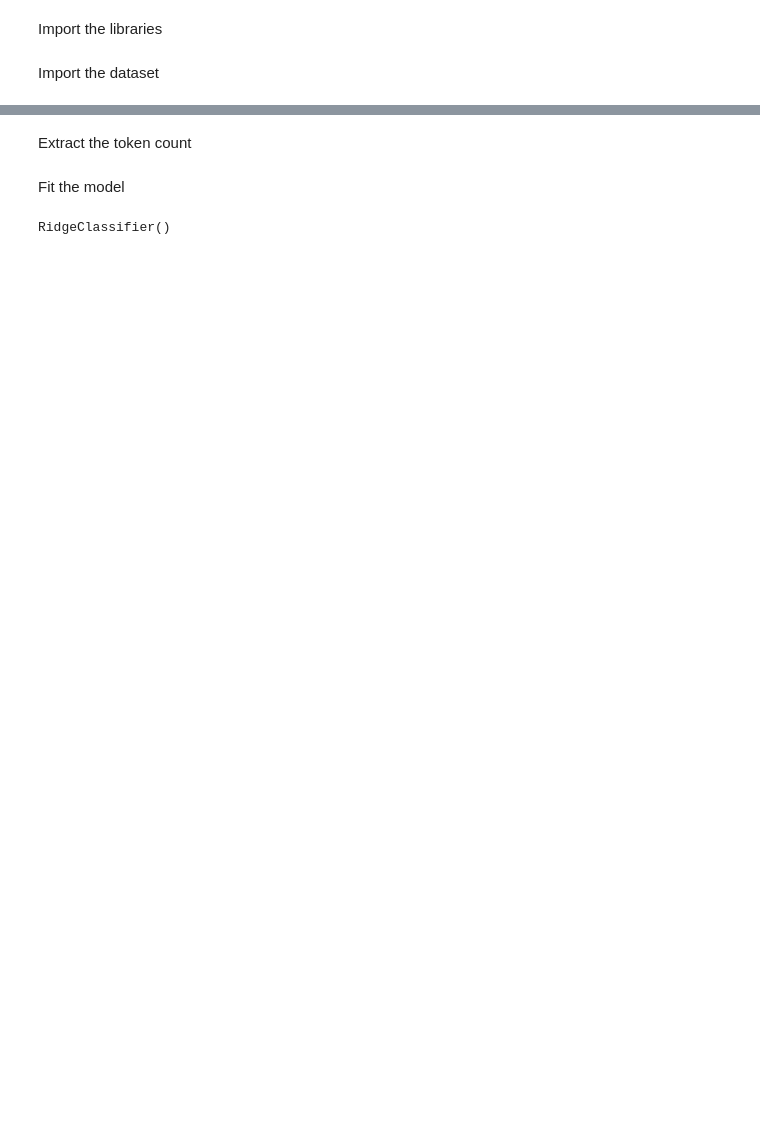
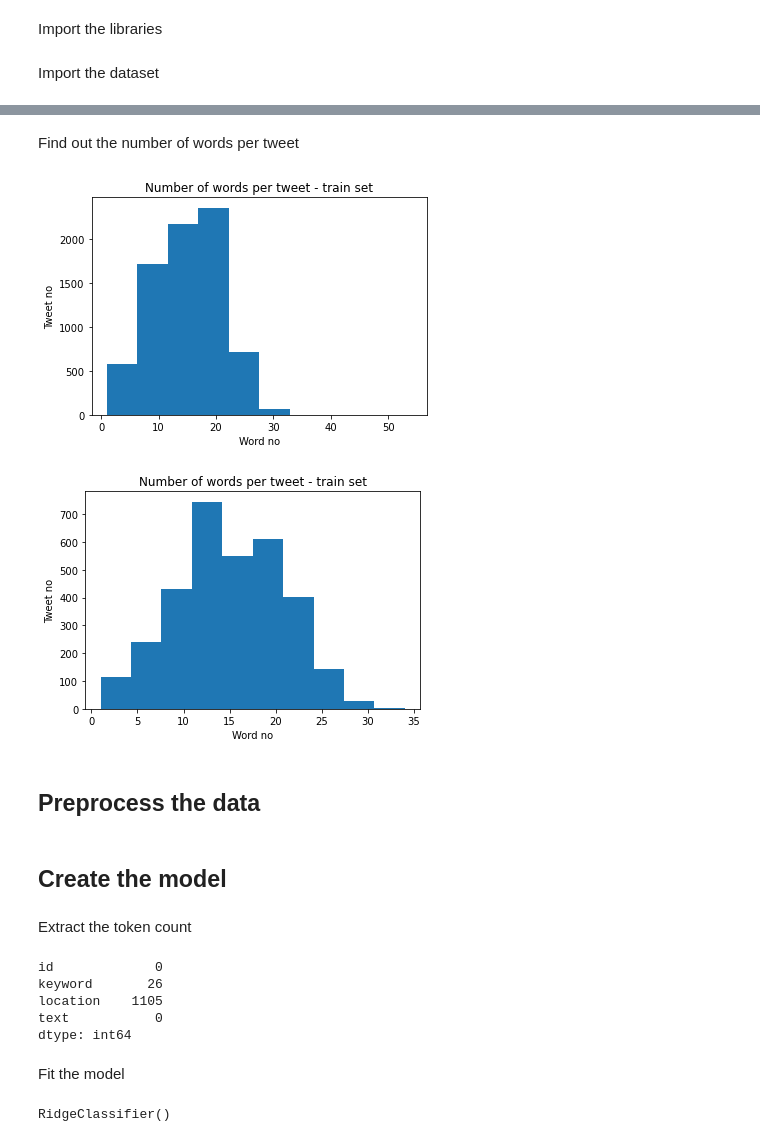
Before and after one commit to Dawidgrad/Disaster-Tweets, a Jupyter notebook: Disaster Tweets.ipynb, the cells around one changed output, grey strips where cells are left out. Cells and saved outputs as stored; diff of their text form; code cells hidden in the pictures; blank space fills up the shorter version.

```diff
--- a/Disaster Tweets.ipynb
+++ b/Disaster Tweets.ipynb
@@ -12,3 +37,26 @@ test = pd.read_csv("Data/test.csv")
+# %% [markdown]
+Find out the number of words per tweet
+# %%
+train_word_no = train["text"].apply(lambda tweet : len(tweet.split(" ")))
+plt.hist(train_word_no, num_bins)
+plt.xlabel("Word no")
+plt.ylabel("Tweet no")
+plt.title("Number of words per tweet - train set")
+plt.show()
+
+test_word_no = test["text"].apply(lambda tweet : len(tweet.split(" ")))
+plt.hist(test_word_no, num_bins)
+plt.xlabel("Word no")
+plt.ylabel("Tweet no")
+plt.title("Number of words per tweet - train set")
+plt.show()
+# %% [output]
+[figure, added]
+[figure, added]
+# %% [markdown]
+## Preprocess the data
+# %% [markdown]
+## Create the model
 # %% [markdown]
 Extract the token count
 # %%
@@ -16,4 +64,12 @@ count_vectoriser = feature_extraction.text.CountVectorizer()
 tokens = count_vectoriser.fit_transform(train["text"])
+# %%
+test.isnull().sum()
+# %% [output]
+id             0
+keyword       26
+location    1105
+text           0
+dtype: int64
 # %% [markdown]
 Fit the model
 # %%
```
Also changed, not shown: parts of 7 cells of this notebook.
